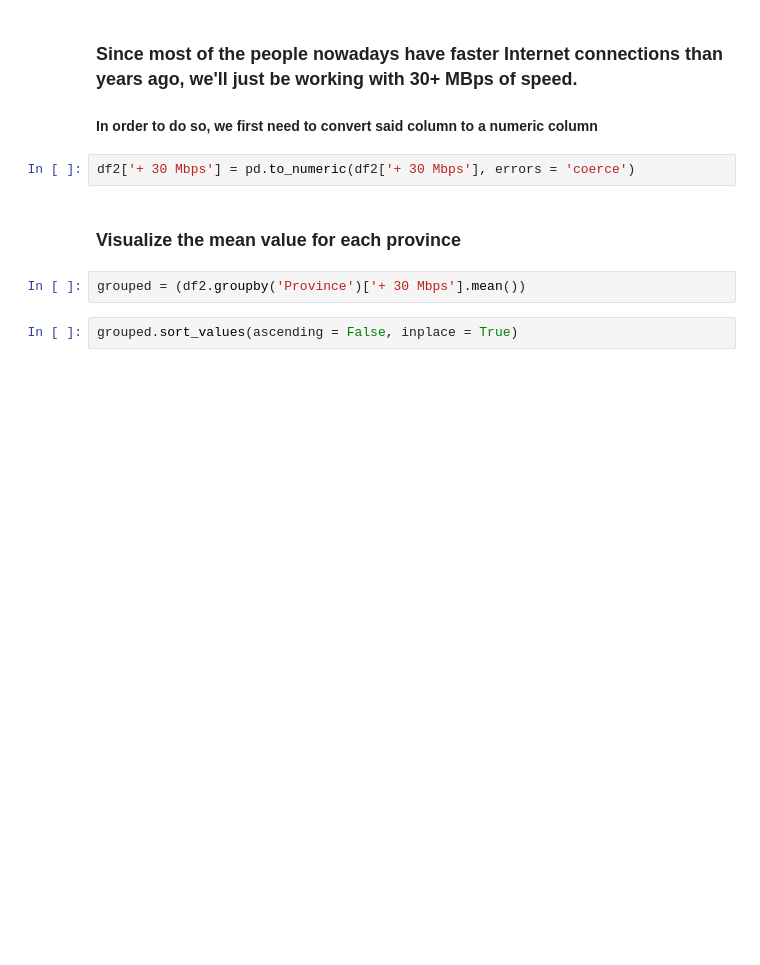
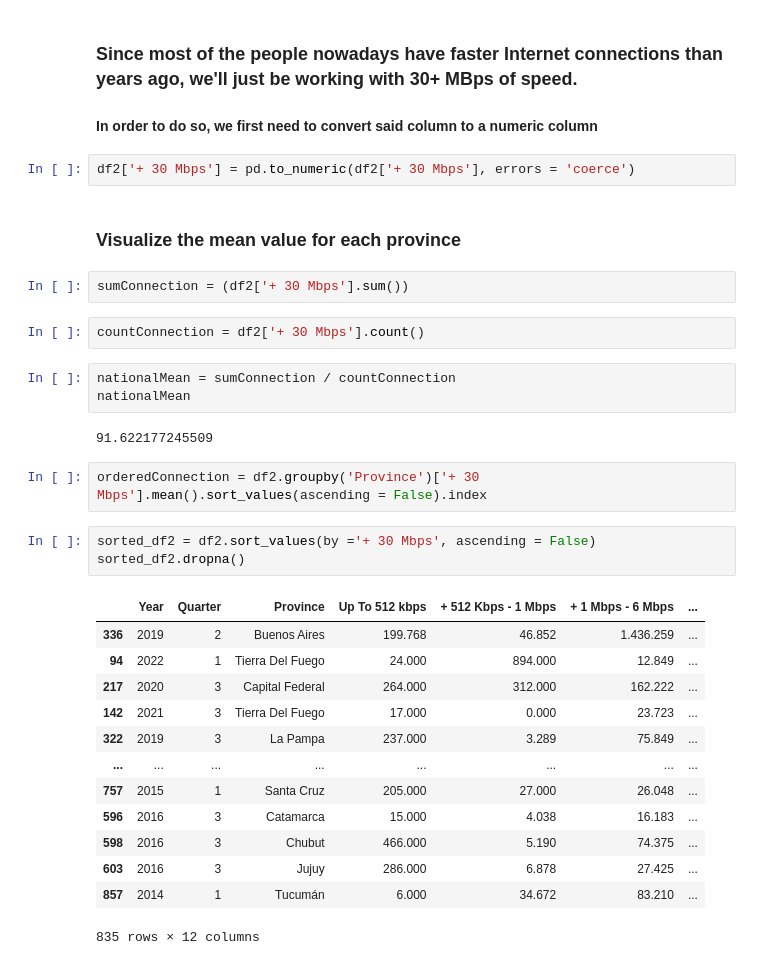
Before and after one commit to PatoMarzi/InternetAccess, a Jupyter notebook: EDAs/Internet_Access_and_Speed.ipynb, the cells around one changed output. Saved outputs shown, nothing was run; the diff lists cells and outputs as text; blank space fills up the shorter version.

```diff
--- a/EDAs/Internet_Access_and_Speed.ipynb
+++ b/EDAs/Internet_Access_and_Speed.ipynb
@@ -376,10 +431,34 @@ df2.head()
 df2['+ 30 Mbps'] = pd.to_numeric(df2['+ 30 Mbps'], errors = 'coerce')
 # %% [markdown]
 ### Visualize the mean value for each province
+# %%
+sumConnection = (df2['+ 30 Mbps'].sum())
+# %%
+countConnection = df2['+ 30 Mbps'].count()
+# %%
+nationalMean = sumConnection / countConnection
+nationalMean
+# %% [output]
+91.622177245509
 # %%
-grouped = (df2.groupby('Province')['+ 30 Mbps'].mean())
+orderedConnection = df2.groupby('Province')['+ 30 Mbps'].mean().sort_values(ascending = False).index
-# %%
-grouped.sort_values(ascending = False, inplace = True)
+# %%
+sorted_df2 = df2.sort_values(by ='+ 30 Mbps', ascending = False)
+sorted_df2.dropna()
+# %% [output]
+|  | Year | Quarter | Province | Up To 512 kbps | + 512 Kbps - 1 Mbps | + 1 Mbps - 6 Mbps | ... |
+| 336 | 2019 | 2 | Buenos Aires | 199.768 | 46.852 | 1.436.259 | ... |
+| 94 | 2022 | 1 | Tierra Del Fuego | 24.000 | 894.000 | 12.849 | ... |
+| 217 | 2020 | 3 | Capital Federal | 264.000 | 312.000 | 162.222 | ... |
+| 142 | 2021 | 3 | Tierra Del Fuego | 17.000 | 0.000 | 23.723 | ... |
+| 322 | 2019 | 3 | La Pampa | 237.000 | 3.289 | 75.849 | ... |
+| ... | ... | ... | ... | ... | ... | ... | ... |
+| 757 | 2015 | 1 | Santa Cruz | 205.000 | 27.000 | 26.048 | ... |
+| 596 | 2016 | 3 | Catamarca | 15.000 | 4.038 | 16.183 | ... |
+| 598 | 2016 | 3 | Chubut | 466.000 | 5.190 | 74.375 | ... |
+| 603 | 2016 | 3 | Jujuy | 286.000 | 6.878 | 27.425 | ... |
+| 857 | 2014 | 1 | Tucumán | 6.000 | 34.672 | 83.210 | ... |
+835 rows × 12 columns
 # %%
 plt.figure(figsize = (14, 10))
 
```
Also changed, not shown: parts of 16 cells of this notebook, 2 other files.
